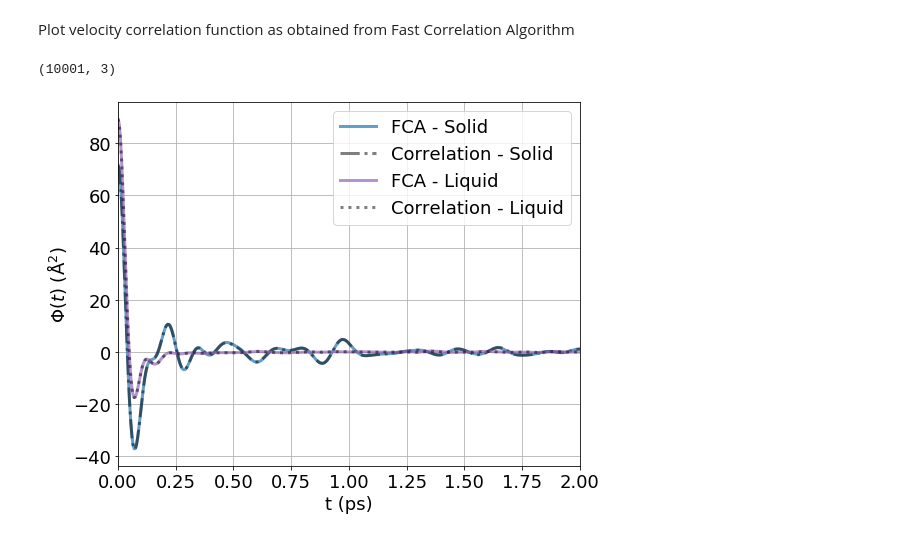
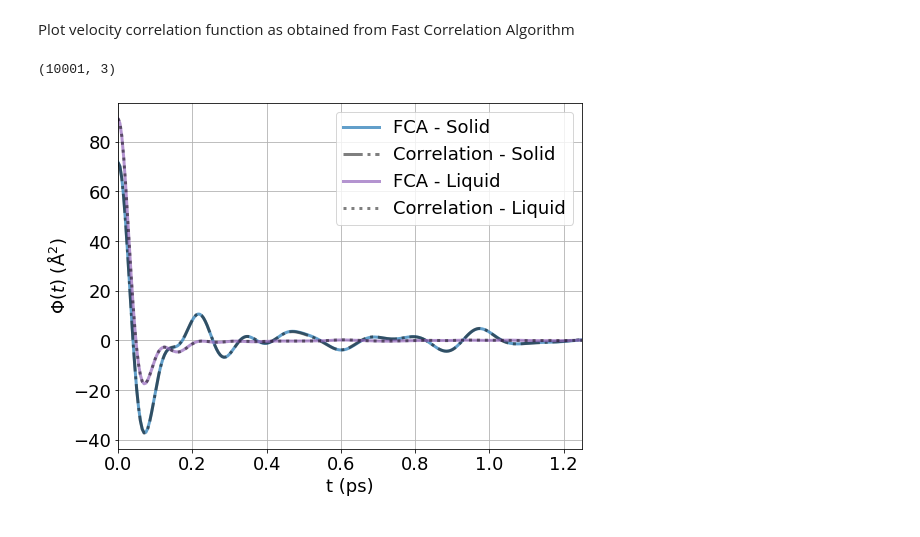
Before and after one commit to elindgren/compphys_homeworks, a Jupyter notebook: H1/Homework 1 - Notebook.ipynb, the cells around one changed output. Drawn from its saved outputs; the diff is of its cells as text; code cells hidden in the pictures.

```diff
--- a/H1/Homework 1 - Notebook.ipynb
+++ b/H1/Homework 1 - Notebook.ipynb
@@ -494,31 +501,32 @@ Plot velocity correlation function as obtained from Fast Correlation Algorithm
 # %%
 # Load data
 data_s_fast = np.loadtxt("datafiles/solid/vel_powspec.dat")
 data_s_corr = np.loadtxt("datafiles/solid/vel_corr.dat")
 
 data_l_fast = np.loadtxt("datafiles/liquid/vel_powspec.dat")
 data_l_corr = np.loadtxt("datafiles/liquid/vel_corr.dat")
 
 # Define figure
 fig, ax = plt.subplots(figsize=(8,6))
 
 # Plot
 ax.plot(data_s_corr[:,0], data_s_fast[:,2]*3, 'C0', linestyle='-', alpha=0.7, linewidth=3, label=r'FCA - Solid')
 ax.plot(data_s_corr[:,0], data_s_corr[:,1], 'k', linestyle='-.', alpha=0.5, linewidth=3, label=r'Correlation - Solid')
 
 ax.plot(data_l_corr[:,0], data_l_fast[:,2]*3, 'C4', linestyle='-',  alpha=0.7, linewidth=3, label=r'FCA - Liquid')
 ax.plot(data_l_corr[:,0], data_l_corr[:,1], 'k', linestyle=':', alpha=0.5, linewidth=3, label=r'Correlation - Liquid')
 
 ax.set_xlabel(r't (ps)')
 ax.set_ylabel(r'$\Phi(t)$ (Å$^2$)')
-ax.set_xlim(0,2)
+ax.set_xlim(0,1.25)
+
 ax.grid()
 ax.legend(loc='best')
 
 print(data_s_fast.shape)
 plt.tight_layout()
 plt.savefig('figures/fast_corr_alg.png')
 # print(data_s_corr[:,1])
 # %% [output]
 (10001, 3)
-[figure, old version]
+[figure, new version]
```
Also changed, not shown: parts of 14 cells of this notebook, 6 other files.
